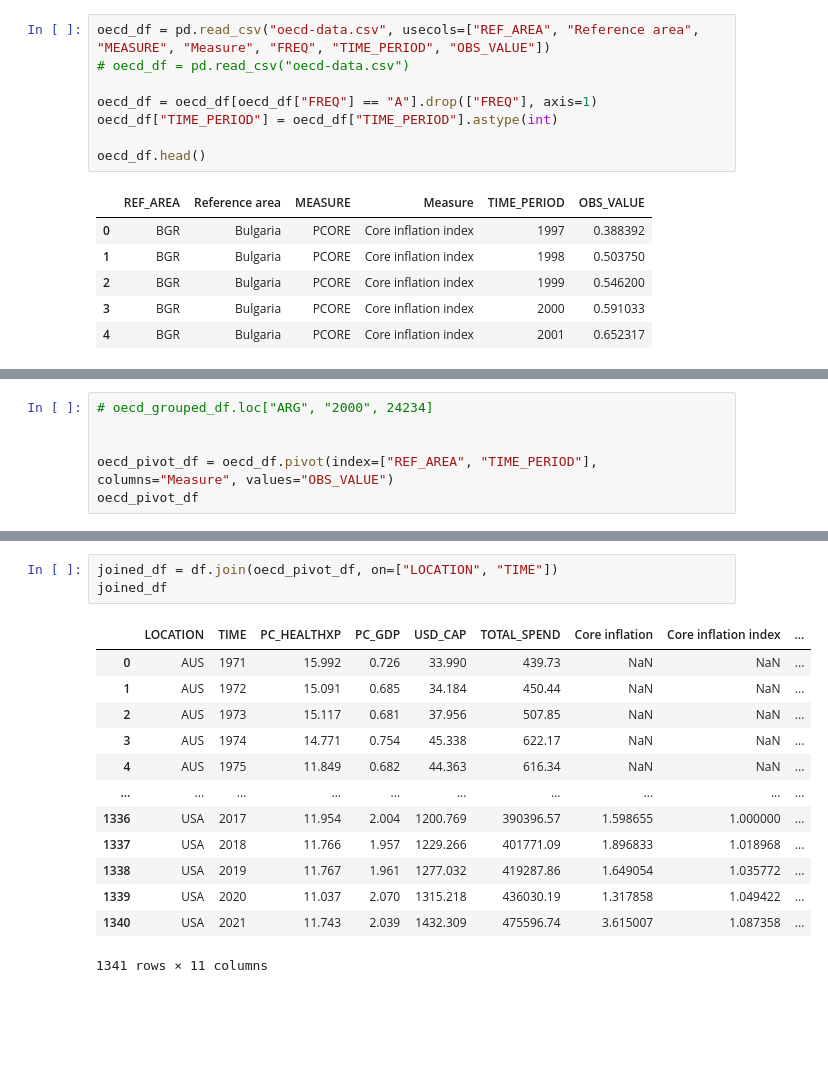
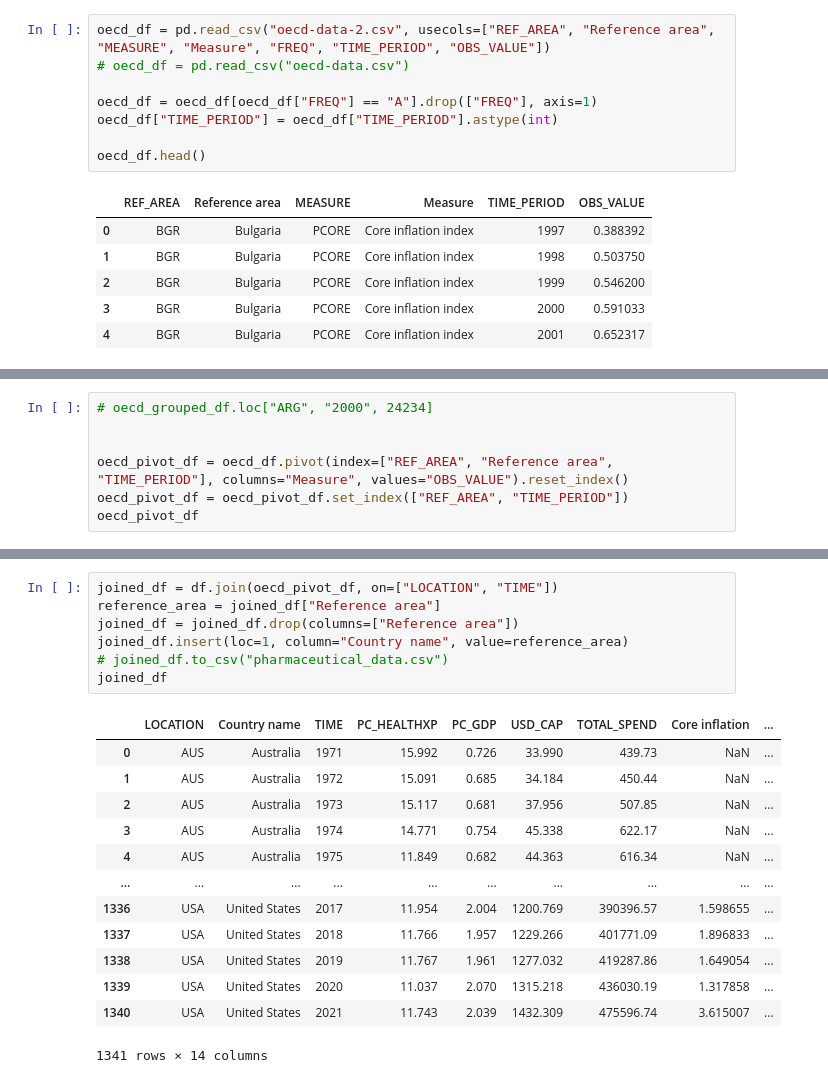
Before and after one commit to emmafurth/Data201, a Jupyter notebook: project 2/eda.ipynb, the cells around one changed output, grey strips where cells are left out. Drawn from its saved outputs; the diff is of its cells as text; blank space fills up the shorter version.

Commit message:
updated data

```diff
--- a/project 2/eda.ipynb
+++ b/project 2/eda.ipynb
@@ -83,7 +83,7 @@ sns.pairplot(df)
 <seaborn.axisgrid.PairGrid at 0x...>
 [figure]
 # %%
-oecd_df = pd.read_csv("oecd-data.csv", usecols=["REF_AREA", "Reference area", "MEASURE", "Measure", "FREQ", "TIME_PERIOD", "OBS_VALUE"])
+oecd_df = pd.read_csv("oecd-data-2.csv", usecols=["REF_AREA", "Reference area", "MEASURE", "Measure", "FREQ", "TIME_PERIOD", "OBS_VALUE"])
 # oecd_df = pd.read_csv("oecd-data.csv")
 
 oecd_df = oecd_df[oecd_df["FREQ"] == "A"].drop(["FREQ"], axis=1)
@@ -177,6 +163,7 @@ oecd_grouped_df = oecd_df.groupby(["REF_AREA", "TIME_PERIOD"]).apply(pivot_group
 # oecd_grouped_df.loc["ARG", "2000", 24234]
 
 
-oecd_pivot_df = oecd_df.pivot(index=["REF_AREA", "TIME_PERIOD"], columns="Measure", values="OBS_VALUE")
+oecd_pivot_df = oecd_df.pivot(index=["REF_AREA", "Reference area", "TIME_PERIOD"], columns="Measure", values="OBS_VALUE").reset_index()
+oecd_pivot_df = oecd_pivot_df.set_index(["REF_AREA", "TIME_PERIOD"])
 oecd_pivot_df
 # %% [output]
@@ -197,17 +184,21 @@ oecd_pivot_df
 # %%
 joined_df = df.join(oecd_pivot_df, on=["LOCATION", "TIME"])
+reference_area = joined_df["Reference area"]
+joined_df = joined_df.drop(columns=["Reference area"])
+joined_df.insert(loc=1, column="Country name", value=reference_area)
+# joined_df.to_csv("pharmaceutical_data.csv")
 joined_df
 # %% [output]
-|  | LOCATION | TIME | PC_HEALTHXP | PC_GDP | USD_CAP | TOTAL_SPEND | Core inflation | Core inflation index | ... |
-| 0 | AUS | 1971 | 15.992 | 0.726 | 33.990 | 439.73 | NaN | NaN | ... |
-| 1 | AUS | 1972 | 15.091 | 0.685 | 34.184 | 450.44 | NaN | NaN | ... |
-| 2 | AUS | 1973 | 15.117 | 0.681 | 37.956 | 507.85 | NaN | NaN | ... |
-| 3 | AUS | 1974 | 14.771 | 0.754 | 45.338 | 622.17 | NaN | NaN | ... |
-| 4 | AUS | 1975 | 11.849 | 0.682 | 44.363 | 616.34 | NaN | NaN | ... |
+|  | LOCATION | Country name | TIME | PC_HEALTHXP | PC_GDP | USD_CAP | TOTAL_SPEND | Core inflation | ... |
+| 0 | AUS | Australia | 1971 | 15.992 | 0.726 | 33.990 | 439.73 | NaN | ... |
+| 1 | AUS | Australia | 1972 | 15.091 | 0.685 | 34.184 | 450.44 | NaN | ... |
+| 2 | AUS | Australia | 1973 | 15.117 | 0.681 | 37.956 | 507.85 | NaN | ... |
+| 3 | AUS | Australia | 1974 | 14.771 | 0.754 | 45.338 | 622.17 | NaN | ... |
+| 4 | AUS | Australia | 1975 | 11.849 | 0.682 | 44.363 | 616.34 | NaN | ... |
 | ... | ... | ... | ... | ... | ... | ... | ... | ... | ... |
-| 1336 | USA | 2017 | 11.954 | 2.004 | 1200.769 | 390396.57 | 1.598655 | 1.000000 | ... |
-| 1337 | USA | 2018 | 11.766 | 1.957 | 1229.266 | 401771.09 | 1.896833 | 1.018968 | ... |
-| 1338 | USA | 2019 | 11.767 | 1.961 | 1277.032 | 419287.86 | 1.649054 | 1.035772 | ... |
-| 1339 | USA | 2020 | 11.037 | 2.070 | 1315.218 | 436030.19 | 1.317858 | 1.049422 | ... |
-| 1340 | USA | 2021 | 11.743 | 2.039 | 1432.309 | 475596.74 | 3.615007 | 1.087358 | ... |
+| 1336 | USA | United States | 2017 | 11.954 | 2.004 | 1200.769 | 390396.57 | 1.598655 | ... |
+| 1337 | USA | United States | 2018 | 11.766 | 1.957 | 1229.266 | 401771.09 | 1.896833 | ... |
+| 1338 | USA | United States | 2019 | 11.767 | 1.961 | 1277.032 | 419287.86 | 1.649054 | ... |
+| 1339 | USA | United States | 2020 | 11.037 | 2.070 | 1315.218 | 436030.19 | 1.317858 | ... |
+| 1340 | USA | United States | 2021 | 11.743 | 2.039 | 1432.309 | 475596.74 | 3.615007 | ... |
-1341 rows × 11 columns
+1341 rows × 14 columns
```
Also changed, not shown: parts of 6 cells of this notebook, 1 other file.
